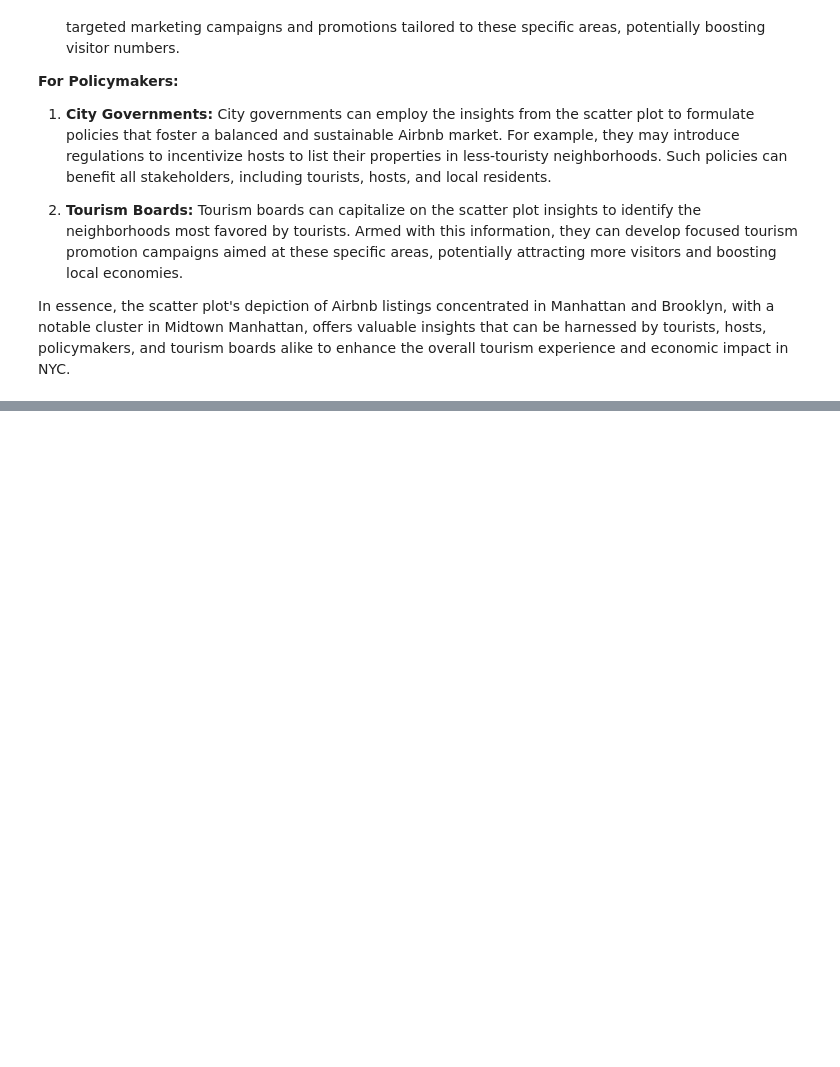
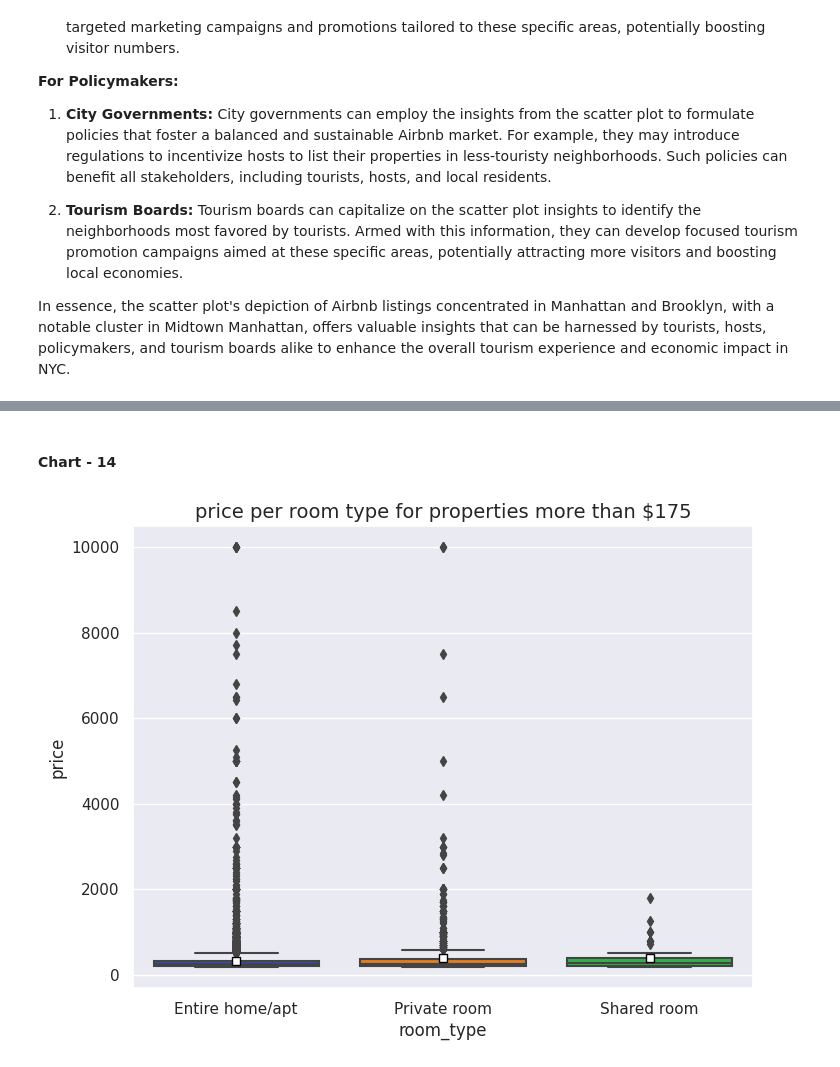
Before and after one commit to tusharrkharkar/project1, a Jupyter notebook: Copy_of_tusharkharkarp1.ipynb, the cells around one changed output, grey strips where cells are left out. Cells and saved outputs as stored; diff of their text form; code cells hidden in the pictures; blank space fills up the shorter version.

```diff
--- a/Copy_of_tusharkharkarp1.ipynb
+++ b/Copy_of_tusharkharkarp1.ipynb
@@ -1489,0 +1670,19 @@ In essence, the scatter plot's depiction of Airbnb listings concentrated in Manh
+# %% [markdown]
+#### Chart - 14
+# %%
+# Set the title for the plot
+title= 'price per room type for properties more than $175'
+# Filter the data to include only properties with prices more than $175
+data_filtered = data.loc[data['price'] > 175]
+
+# Create a subplot with a specified figsize
+f, ax = plt.subplots(figsize=(8,6))
+# Create a box plot to visualize price distribution per room type
+sns.boxplot(x='room_type',y='price',data=data_filtered,notch= False,showmeans=True,meanprops={'marker':'s','markerfacecolor':'white','markeredgecolor':'black'})
+# Set the title of the plot
+plt.title(title,fontsize=14)
+
+# Show the plot
+plt.show()
+# %% [output]
+[figure, added]
```
Also changed, not shown: parts of 34 cells of this notebook.
